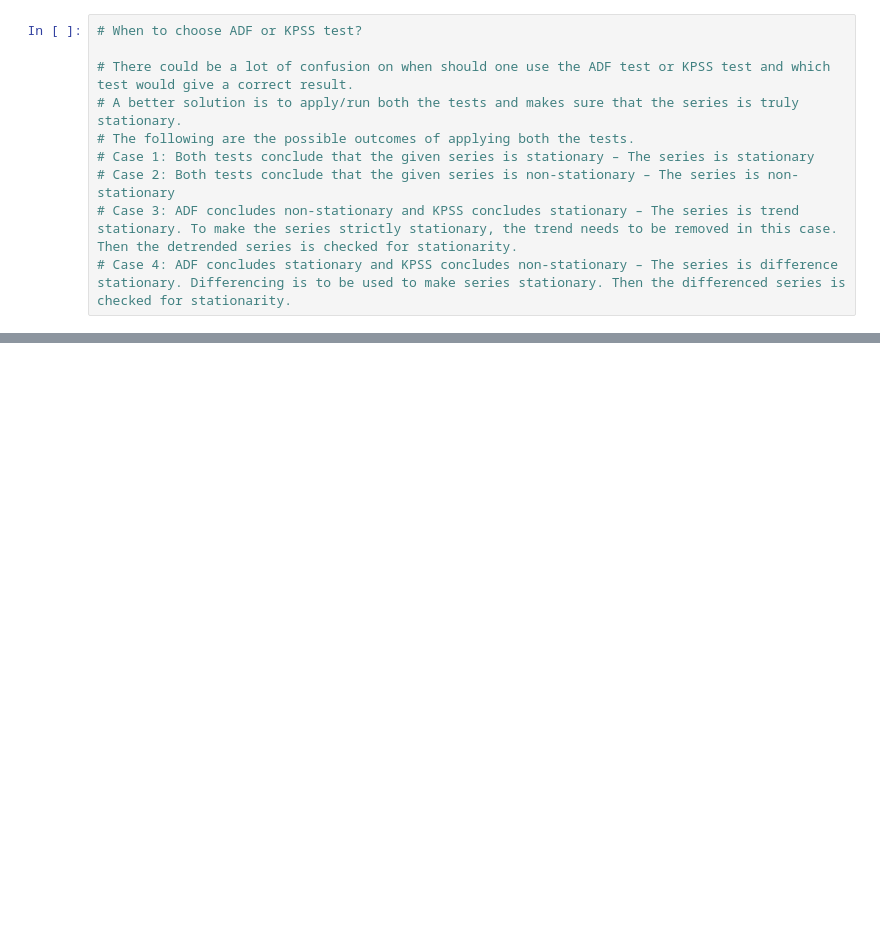
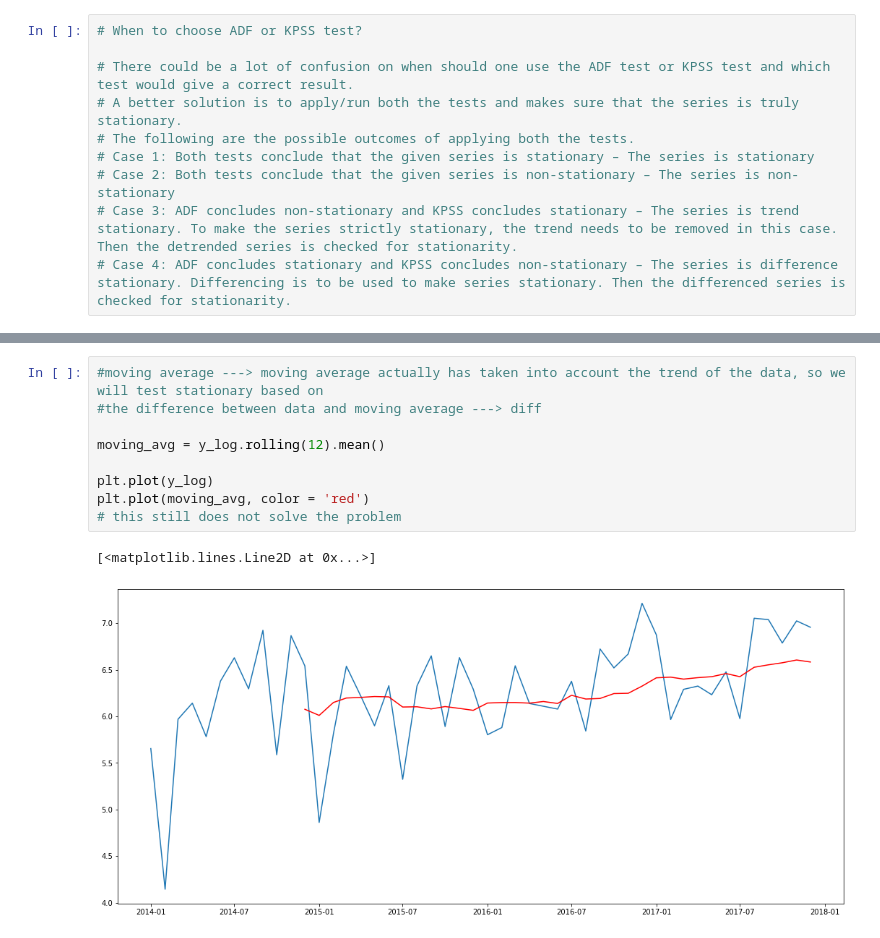
Before and after one commit to ShawnLiu119/Time-Series-SalesProj-ARIMA, a Jupyter notebook: Sales_Projection_TimeSeries.ipynb, the cells around one changed output, grey strips where cells are left out. Saved outputs shown, nothing was run; the diff lists cells and outputs as text; blank space fills up the shorter version.

```diff
--- a/Sales_Projection_TimeSeries.ipynb
+++ b/Sales_Projection_TimeSeries.ipynb
@@ -279,0 +317,12 @@ dtype: float64
+# %%
+#moving average ---> moving average actually has taken into account the trend of the data, so we will test stationary based on
+#the difference between data and moving average ---> diff
+
+moving_avg = y_log.rolling(12).mean()
+
+plt.plot(y_log)
+plt.plot(moving_avg, color = 'red')
+# this still does not solve the problem
+# %% [output]
+[<matplotlib.lines.Line2D at 0x...>]
+[figure, added]
```
Also changed, not shown: parts of 23 cells of this notebook.
